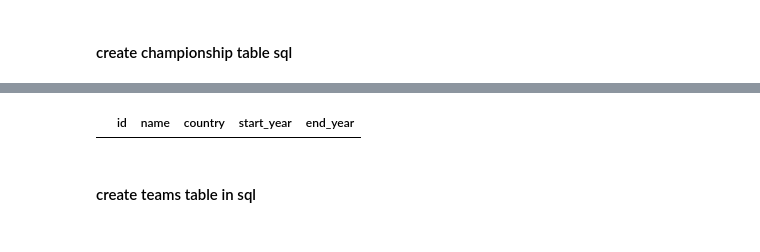
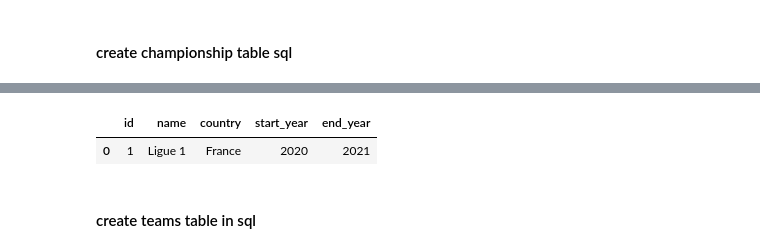
Before and after one commit to rolandina/foot-meteo, a Jupyter notebook: lequipe_scraping.ipynb, the cells around one changed output, grey strips where cells are left out. Saved outputs shown, nothing was run; the diff lists cells and outputs as text; code cells hidden in the pictures.

```diff
--- a/lequipe_scraping.ipynb
+++ b/lequipe_scraping.ipynb
@@ -324,25 +312,0 @@ df_matches_score = pd.DataFrame(dict_matches)
-# %%
-#import urllib.request
-#from bs4 import BeautifulSoup
-import csv
-import re
-import json
-from http.client import IncompleteRead
-import numpy as np
-
-url_match_list = []
-url = ''
-for i in np.arange(1, 39):
-    if i == 1:
-        url = f'https://www.lequipe.fr/Football/ligue-1/saison-2020-2021/page-calendrier-resultats/{i}re-journee'
-    else:
-        url = f'https://www.lequipe.fr/Football/ligue-1/saison-2020-2021/page-calendrier-resultats/{i}e-journee'
-
-    page_soup = get_page_soup(url)
-    matches_json = []
-    main = page_soup.find('div', attrs={'class': 'container__main'})
-    teams_html = main.findAll('div', attrs={'class': 'TeamScore__data'})
-    for l in teams_html:
-        link_teams = l.find('a', attrs={'class': 'Link'}, href=True)
-        a = link_teams['href']
-        url_match_list.append(a)
@@ -399,7 +312,0 @@ exterior_team_goals
-# %%
-df_matches_score['goals_domicile'] = home_team_goals
-# %%
-df_matches_score['goals_exterieur'] = exterior_team_goals
-# %%
-pd.set_option('display.max_rows', None)
-display(df_matches_score)
@@ -674,3 +684,4 @@ def insert_row(self, table_name, values):
 # %%
+db.update_championships_table()
 db.get_df('championships')
 # %% [output]
@@ -678,3 +688,4 @@ db.get_df('championships')
 |  | id | name | country | start_year | end_year |
+| 0 | 1 | Ligue 1 | France | 2020 | 2021 |
 # %% [markdown]
 #### create teams table in sql
```
Also changed, not shown: parts of 63 cells of this notebook.
